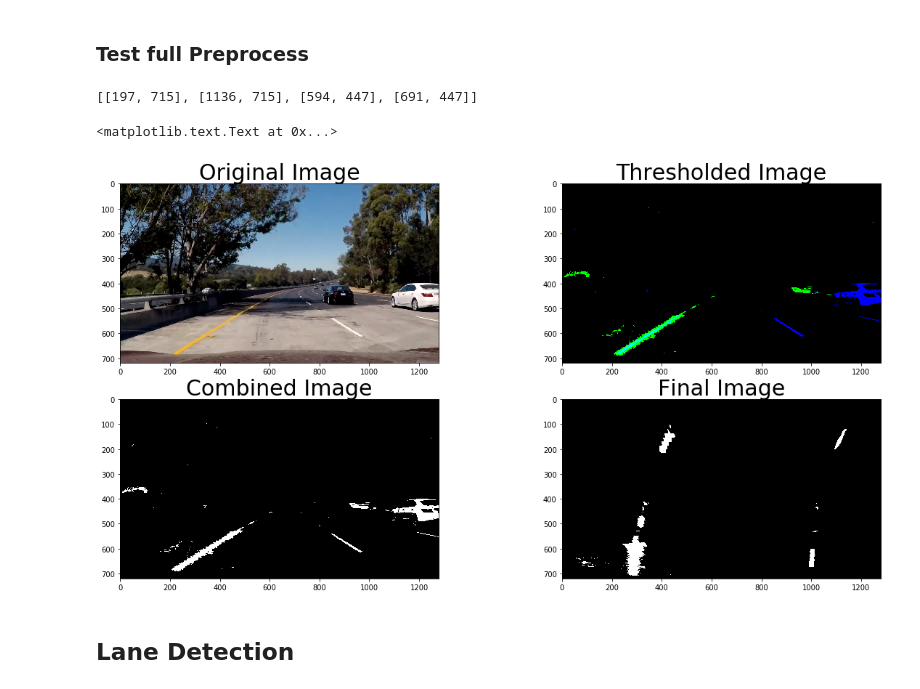
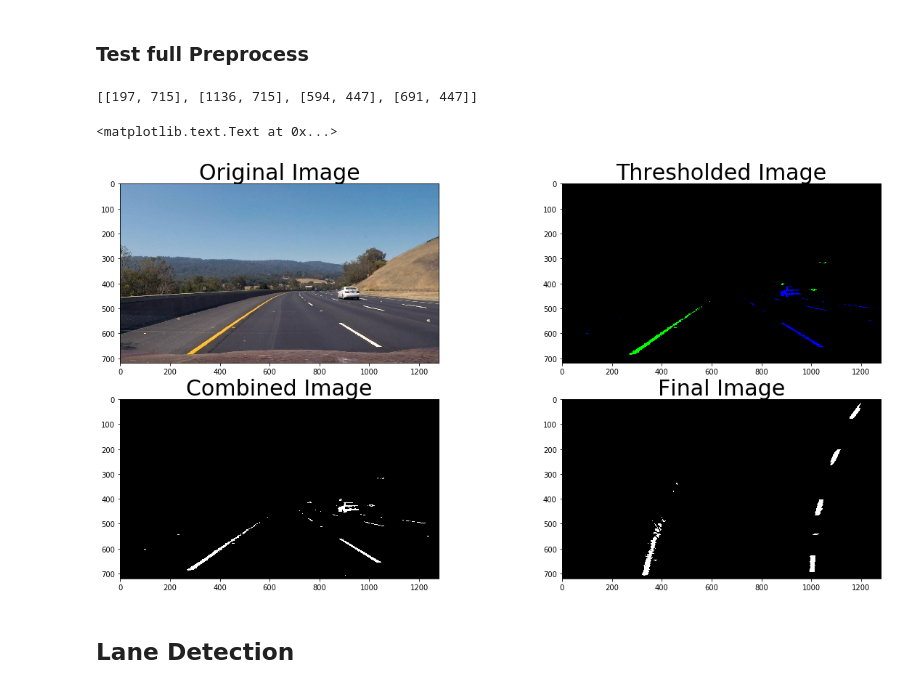
Before and after one commit to Maesla/Advanced-Lane-Lines, a Jupyter notebook: advance_lane_lines.ipynb, the cells around one changed output. Cells and saved outputs as stored; diff of their text form; code cells hidden in the pictures.

```diff
--- a/advance_lane_lines.ipynb
+++ b/advance_lane_lines.ipynb
@@ -360,39 +360,30 @@ def pipeline_old(img, s_thresh=(170, 255), r_thresh = (200, 255), sx_thresh=(20,
     return color_binary, combined
 
 def pipeline(img, s_thresh=(170, 255), r_thresh = (200, 255), sx_thresh=(20, 100)):
-    hsv = cv2.cvtColor(img, cv2.COLOR_RGB2HSV)
-    H = hsv[:,:,0]
-    S = hsv[:,:,1]
-    V = hsv[:,:,2]
+    HSV = cv2.cvtColor(img, cv2.COLOR_RGB2HSV)
+    HSL = cv2.cvtColor(img, cv2.COLOR_RGB2HLS)
+    H = HSL[:,:,0]
 
-    R = img[:,:,0]
-    G = img[:,:,1]
-    B = img[:,:,2]
+    sensitivity_1 = 68
 
-    t_yellow_H = thresh(H,10,30)
-    t_yellow_S = thresh(S,50,255)
-    t_yellow_V = thresh(V,150,255)
+    white = cv2.inRange(HSV, (0,0,255-sensitivity_1), (255,20,255))
 
-    t_white_R = thresh(R,225,255)
-    t_white_V = thresh(V,230,255)
 
-    yellow = np.zeros_like(H)
-    white  = np.zeros_like(H)
+    yellow = cv2.inRange(HSV, (20, 100, 100), (50, 255, 255))
+
+    sensitivity_2 = 60
+    white_2 = cv2.inRange(HSL, (0,255-sensitivity_2,0), (255,255,sensitivity_2))
+    white_3 = cv2.inRange(img, (200,200,200), (255,255,255))
+
     combined = np.zeros_like(H)
+    #combined[yellow | white | white_2 | white_3 ] = 1
+    combined[(yellow ==255)| (white == 255) | (white_2== 255) | (white_3==255) ] = 1
 
-    yellow[(t_yellow_H==1) & (t_yellow_S==1) & (t_yellow_V==1)] = 1
-    white[(t_white_R==1)|(t_white_V==1)] = 1
-
-    combined[(yellow ==1)|(white ==1)] = 1
-
-    color_binary = np.dstack((np.zeros_like(H), yellow*255, white*255))
-
-    #b[(t_yellow_H==1) & (t_yellow_S==1) & (t_yellow_V==1)] = 1
-    #b[(t_white_R==1)|(t_white_V==1)] = 1
+    color_binary = np.dstack((np.zeros_like(H), yellow, white))
     return color_binary, combined
 # %%
 test_image_folder = './test_images'
-test_image_path = test_image_folder + '/test5.jpg'
+test_image_path = test_image_folder + '/test3.jpg'
 test_image = mpimg.imread(test_image_path)
 
 calibration_folder = './camera_cal'
@@ -412,34 +403,34 @@ new_bottom_left = [300,bottom_left[1]]
 new_bottom_right = [1000,bottom_right[1]]
 new_top_left = [300,0]
 new_top_right = [1000,0]
 
 dest = []
 dest.append(new_bottom_left)
 dest.append(new_bottom_right)
 dest.append(new_top_left)
 dest.append(new_top_right)
 dest = np.float32(dest)
 
 M = cv2.getPerspectiveTransform(src, dest)
 Minv = cv2.getPerspectiveTransform(dest, src)
 img_size = (test_image.shape[1], test_image.shape[0])
 
 result, result_binary = pipeline(test_image, s_thresh=(200, 255), r_thresh = (200, 255), sx_thresh=(20, 100))
 final_result = image_preprocess(test_image, mtx, dist, M, img_size)
 
 f, ((ax1, ax2), (ax3, ax4)) = plt.subplots(2, 2, figsize=(20,10))
 ax1.imshow(test_image)
 ax1.set_title('Original Image', fontsize=30)
 ax2.imshow(result)
 ax2.set_title('Thresholded Image', fontsize=30)
 ax3.imshow(result_binary, cmap = 'gray')
 ax3.set_title('Combined Image', fontsize=30)
 ax4.imshow(final_result, cmap = 'gray')
 ax4.set_title('Final Image', fontsize=30)
 # %% [output]
 [[197, 715], [1136, 715], [594, 447], [691, 447]]
 <matplotlib.text.Text at 0x...>
-[figure, old version]
+[figure, new version]
 # %% [markdown]
 ## Lane Detection
 # %% [markdown]
```
Also changed, not shown: parts of 4 cells of this notebook, 5 other files.
